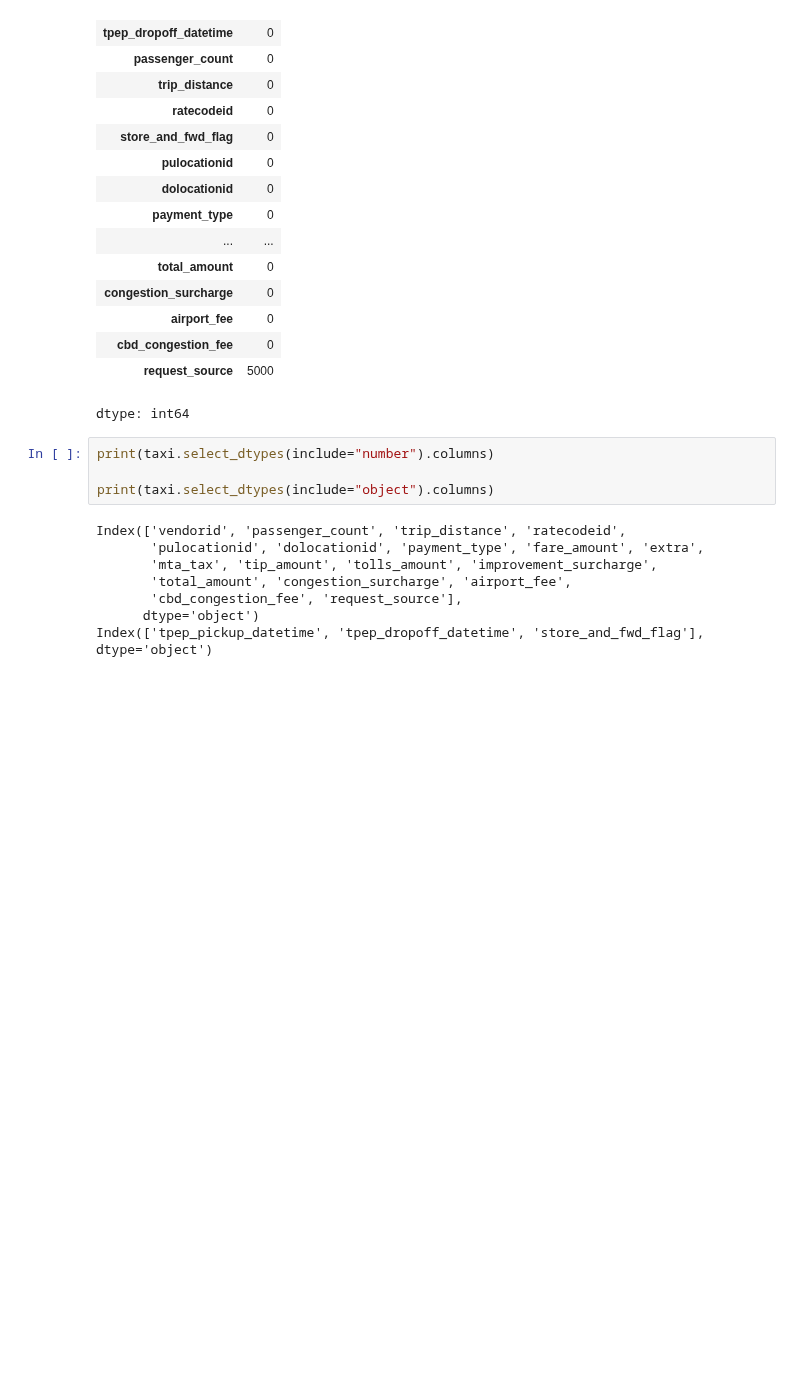
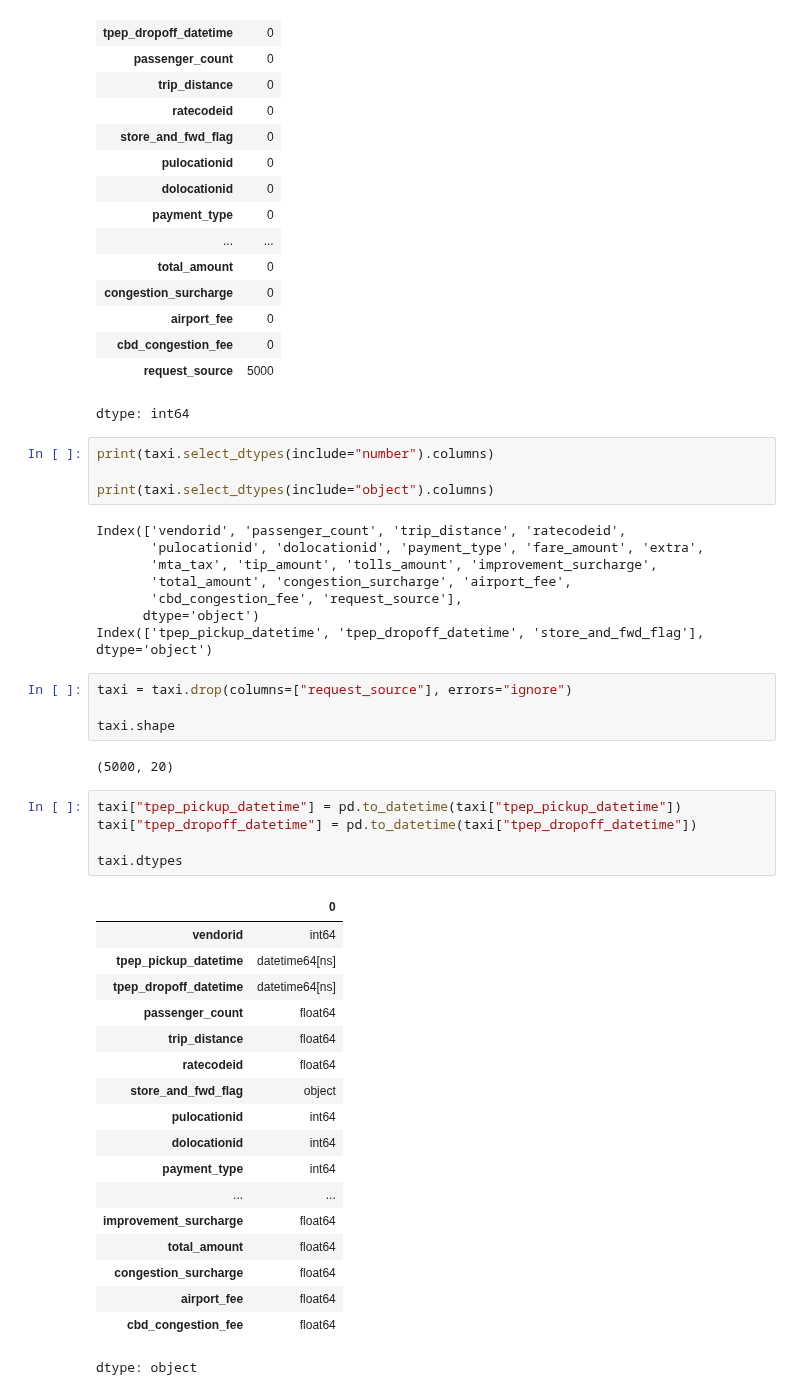
Before and after one commit to tasm3/cs460-data-scienc, a Jupyter notebook: nyc_taxi_eda.ipynb, the cells around one changed output. Drawn from its saved outputs; the diff is of its cells as text; blank space fills up the shorter version.

```diff
--- a/nyc_taxi_eda.ipynb
+++ b/nyc_taxi_eda.ipynb
@@ -90,3 +90,33 @@ Index(['vendorid', 'passenger_count', 'trip_distance', 'ratecodeid',
        'cbd_congestion_fee', 'request_source'],
       dtype='object')
 Index(['tpep_pickup_datetime', 'tpep_dropoff_datetime', 'store_and_fwd_flag'], dtype='object')
+# %%
+taxi = taxi.drop(columns=["request_source"], errors="ignore")
+
+taxi.shape
+# %% [output]
+(5000, 20)
+# %%
+taxi["tpep_pickup_datetime"] = pd.to_datetime(taxi["tpep_pickup_datetime"])
+taxi["tpep_dropoff_datetime"] = pd.to_datetime(taxi["tpep_dropoff_datetime"])
+
+taxi.dtypes
+# %% [output]
+|  | 0 |
+| vendorid | int64 |
+| tpep_pickup_datetime | datetime64[ns] |
+| tpep_dropoff_datetime | datetime64[ns] |
+| passenger_count | float64 |
+| trip_distance | float64 |
+| ratecodeid | float64 |
+| store_and_fwd_flag | object |
+| pulocationid | int64 |
+| dolocationid | int64 |
+| payment_type | int64 |
+| ... | ... |
+| improvement_surcharge | float64 |
+| total_amount | float64 |
+| congestion_surcharge | float64 |
+| airport_fee | float64 |
+| cbd_congestion_fee | float64 |
+dtype: object
```
Also changed, not shown: parts of 1 cell of this notebook.
